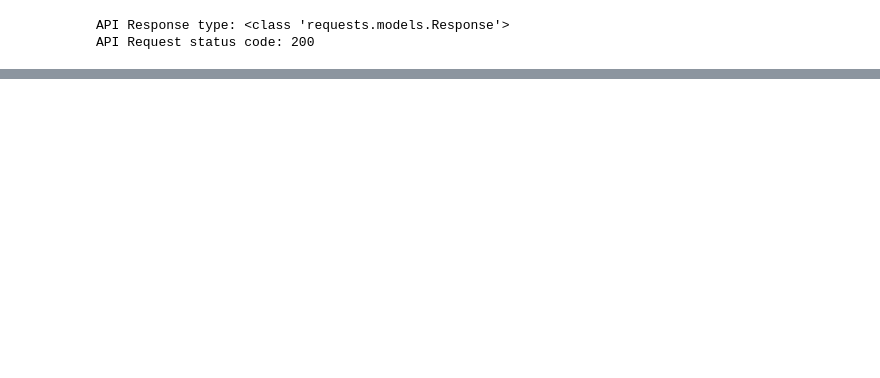
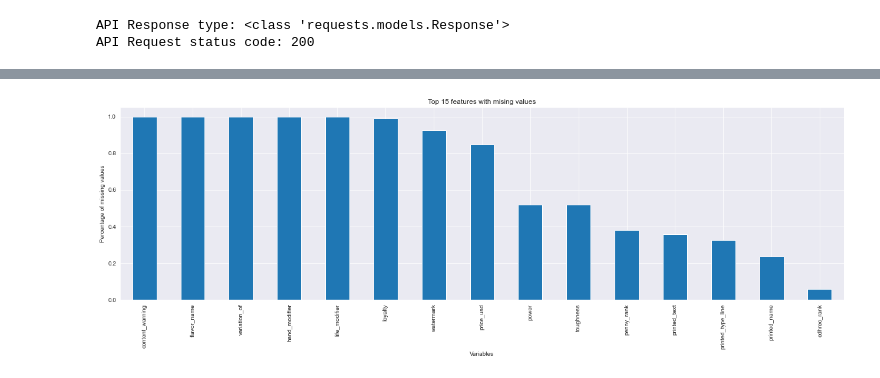
Before and after one commit to LupiVolpi/Magic_the_Gathering, a Jupyter notebook: price_prediction.ipynb, the cells around one changed output, grey strips where cells are left out. Drawn from its saved outputs; the diff is of its cells as text; code cells hidden in the pictures; blank space fills up the shorter version.

```diff
--- a/price_prediction.ipynb
+++ b/price_prediction.ipynb
@@ -202,0 +159,10 @@ plt.legend();
+# %%
+top_15_nulls = df_null_percentages.head(15)
+
+top_15_nulls.plot.bar(figsize=(22,6))
+
+plt.ylabel('Percentage of missing values')
+plt.xlabel('Variables')
+plt.title('Top 15 features with mising values');
+# %% [output]
+[figure, added]
```
Also changed, not shown: parts of 61 cells of this notebook, 1 other file.
